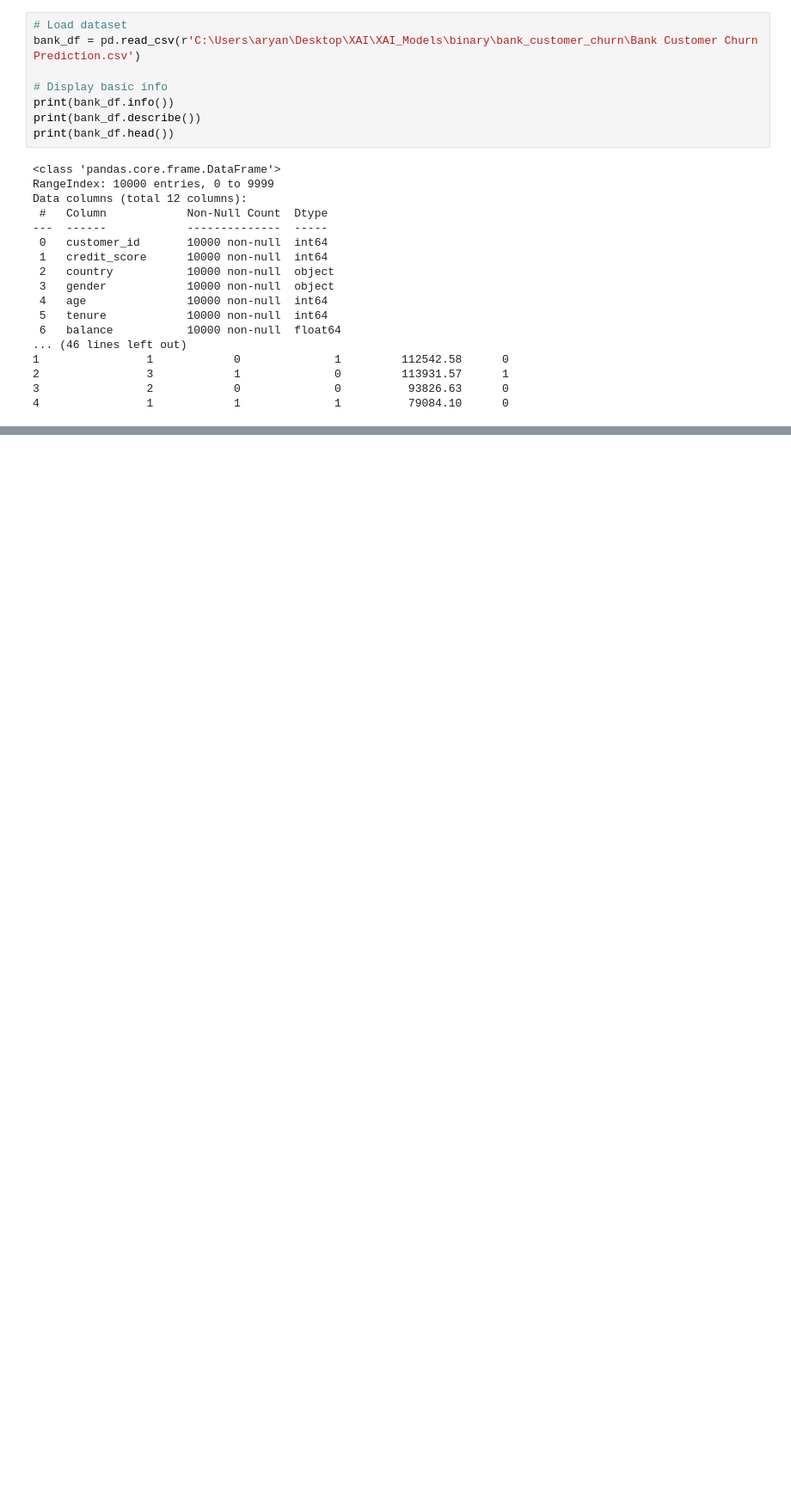
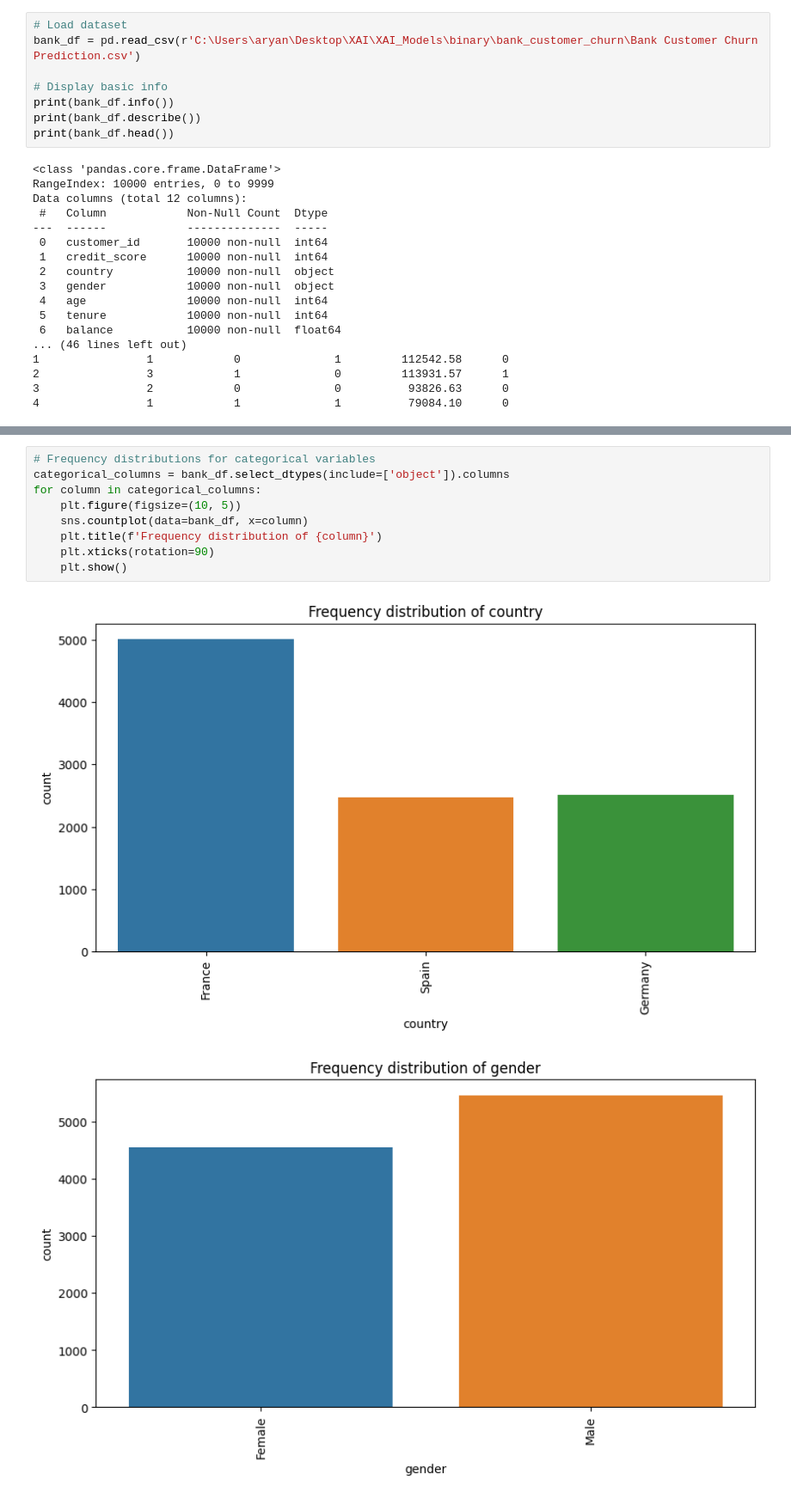
Before and after one commit to aryan04756/XAI_Models, a Jupyter notebook: XAI_Models/binary/bank_customer_churn/MLP Classifier/MLP Classifier.ipynb, the cells around one changed output, grey strips where cells are left out. Shown at 86% size. Cells and saved outputs as stored; diff of their text form; blank space fills up the shorter version.

```diff
--- a/XAI_Models/binary/bank_customer_churn/MLP Classifier/MLP Classifier.ipynb
+++ b/XAI_Models/binary/bank_customer_churn/MLP Classifier/MLP Classifier.ipynb
@@ -41,0 +75,12 @@ Data columns (total 12 columns):
+# %%
+# Frequency distributions for categorical variables
+categorical_columns = bank_df.select_dtypes(include=['object']).columns
+for column in categorical_columns:
+    plt.figure(figsize=(10, 5))
+    sns.countplot(data=bank_df, x=column)
+    plt.title(f'Frequency distribution of {column}')
+    plt.xticks(rotation=90)
+    plt.show()
+# %% [output]
+[figure, added]
+[figure, added]
```
Also changed, not shown: parts of 15 cells of this notebook, 2 other files.
